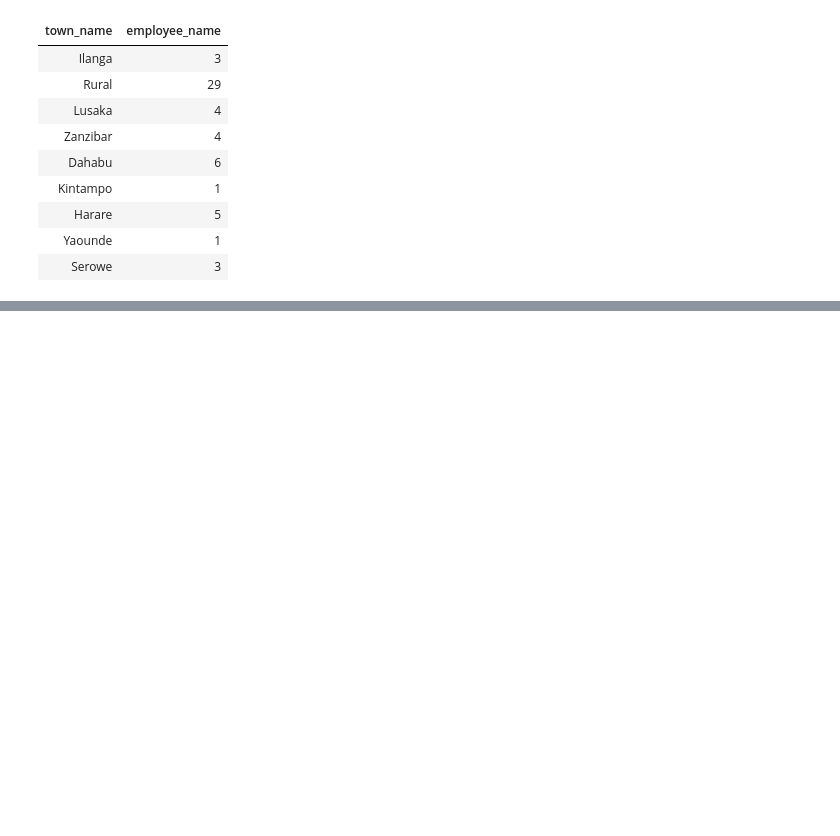
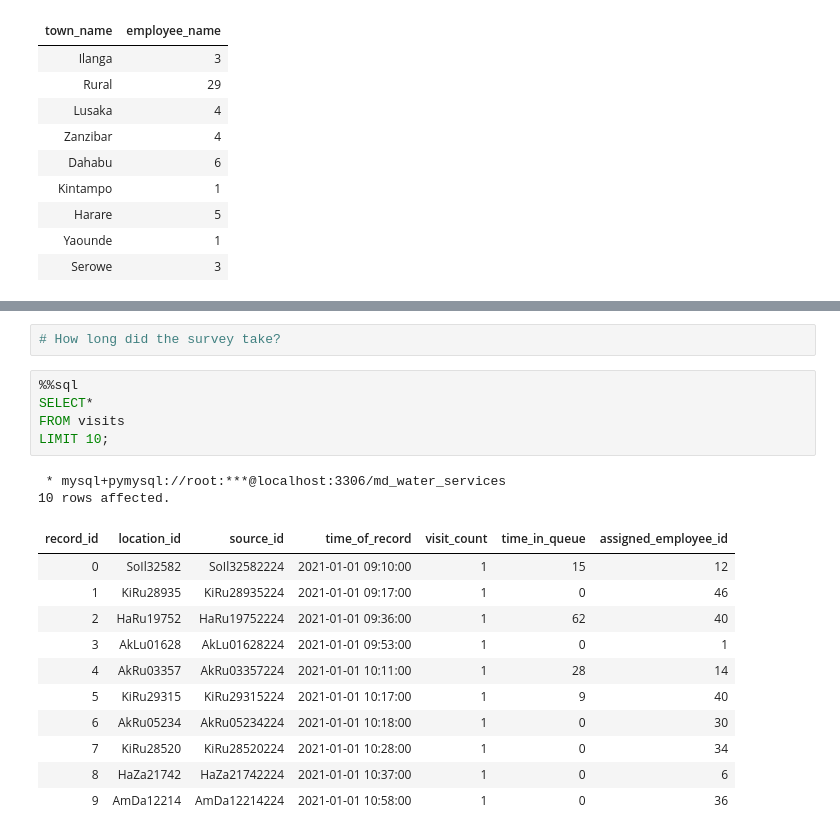
Before and after one commit to BettyJelagat/MAJI-NDOGO-PROJECT-PART-1, a Jupyter notebook: Majindogo_part2B.ipynb, the cells around one changed output, grey strips where cells are left out. Drawn from its saved outputs; the diff is of its cells as text; blank space fills up the shorter version.

```diff
--- a/Majindogo_part2B.ipynb
+++ b/Majindogo_part2B.ipynb
@@ -253,0 +553,21 @@ LIMIT 3;
+# %%
+# How long did the survey take?
+# %%
+%%sql
+SELECT*
+FROM visits
+LIMIT 10;
+# %% [output]
+ * mysql+pymysql://root:***@localhost:3306/md_water_services
+10 rows affected.
+| record_id | location_id | source_id | time_of_record | visit_count | time_in_queue | assigned_employee_id |
+| 0 | SoIl32582 | SoIl32582224 | 2021-01-01 09:10:00 | 1 | 15 | 12 |
+| 1 | KiRu28935 | KiRu28935224 | 2021-01-01 09:17:00 | 1 | 0 | 46 |
+| 2 | HaRu19752 | HaRu19752224 | 2021-01-01 09:36:00 | 1 | 62 | 40 |
+| 3 | AkLu01628 | AkLu01628224 | 2021-01-01 09:53:00 | 1 | 0 | 1 |
+| 4 | AkRu03357 | AkRu03357224 | 2021-01-01 10:11:00 | 1 | 28 | 14 |
+| 5 | KiRu29315 | KiRu29315224 | 2021-01-01 10:17:00 | 1 | 9 | 40 |
+| 6 | AkRu05234 | AkRu05234224 | 2021-01-01 10:18:00 | 1 | 0 | 30 |
+| 7 | KiRu28520 | KiRu28520224 | 2021-01-01 10:28:00 | 1 | 0 | 34 |
+| 8 | HaZa21742 | HaZa21742224 | 2021-01-01 10:37:00 | 1 | 0 | 6 |
+| 9 | AmDa12214 | AmDa12214224 | 2021-01-01 10:58:00 | 1 | 0 | 36 |
```
Also changed, not shown: parts of 53 cells of this notebook.
